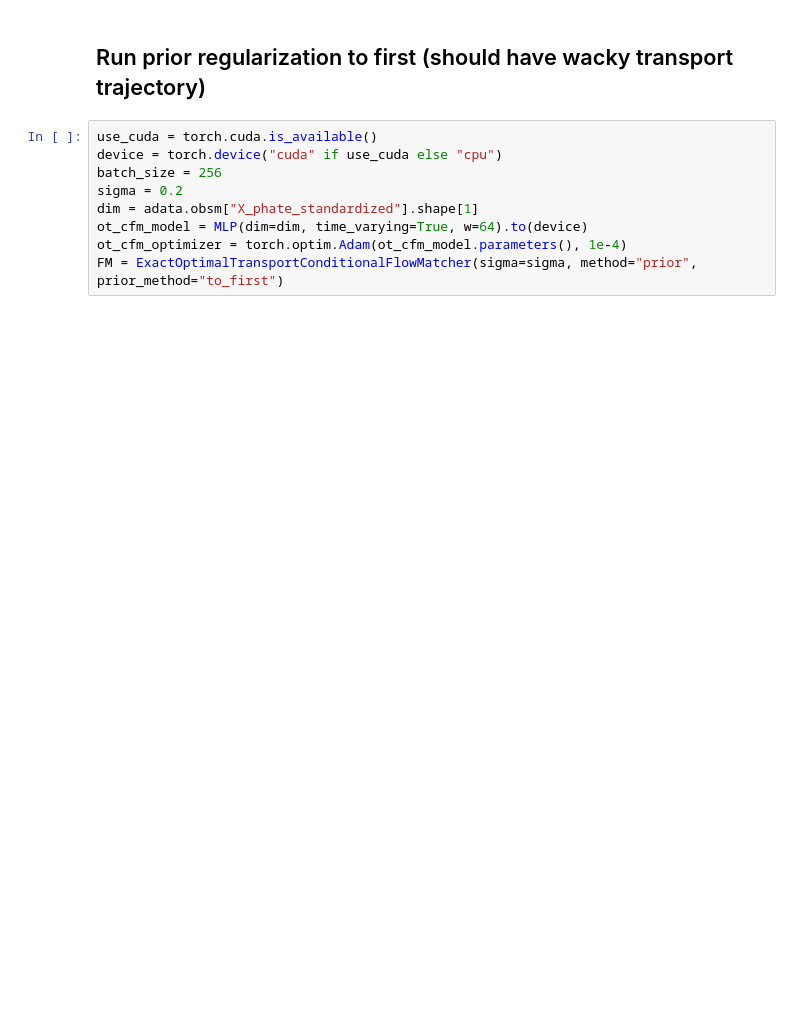
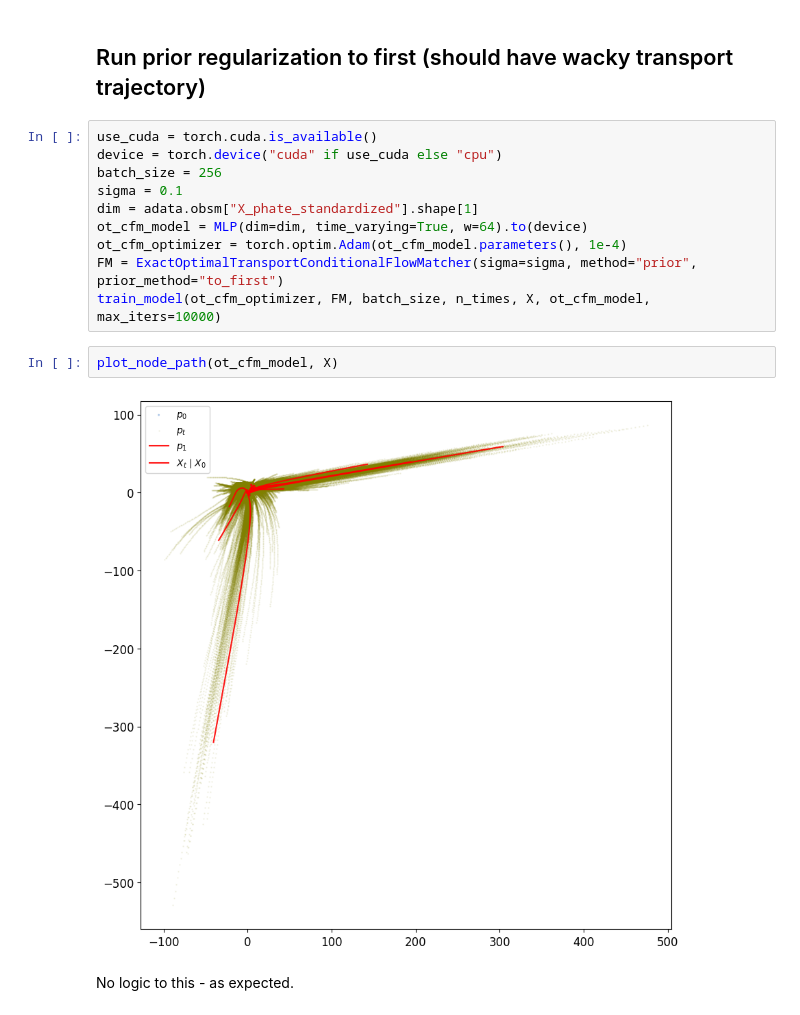
Before and after one commit to prior-ot-cfm/conditional-flow-matching, a Jupyter notebook: notebooks/test_ot_cfm.ipynb, the cells around one changed output. Saved outputs shown, nothing was run; the diff lists cells and outputs as text; blank space fills up the shorter version.

```diff
--- a/notebooks/test_ot_cfm.ipynb
+++ b/notebooks/test_ot_cfm.ipynb
@@ -214,11 +208,18 @@ with torch.no_grad():
 # %% [markdown]
 ## Run prior regularization to first (should have wacky transport trajectory)
+# %%
+use_cuda = torch.cuda.is_available()
+device = torch.device("cuda" if use_cuda else "cpu")
+batch_size = 256
+sigma = 0.1
+dim = adata.obsm["X_phate_standardized"].shape[1]
+ot_cfm_model = MLP(dim=dim, time_varying=True, w=64).to(device)
+ot_cfm_optimizer = torch.optim.Adam(ot_cfm_model.parameters(), 1e-4)
+FM = ExactOptimalTransportConditionalFlowMatcher(sigma=sigma, method="prior", prior_method="to_first")
+train_model(ot_cfm_optimizer, FM, batch_size, n_times, X, ot_cfm_model, max_iters=10000)
 # %%
-use_cuda = torch.cuda.is_available()
-device = torch.device("cuda" if use_cuda else "cpu")
-batch_size = 256
-sigma = 0.2
-dim = adata.obsm["X_phate_standardized"].shape[1]
-ot_cfm_model = MLP(dim=dim, time_varying=True, w=64).to(device)
-ot_cfm_optimizer = torch.optim.Adam(ot_cfm_model.parameters(), 1e-4)
-FM = ExactOptimalTransportConditionalFlowMatcher(sigma=sigma, method="prior", prior_method="to_first")
+plot_node_path(ot_cfm_model, X)
+# %% [output]
+[figure, added]
+# %% [markdown]
+No logic to this - as expected.
```
Also changed, not shown: parts of 15 cells of this notebook, 1 other file.
